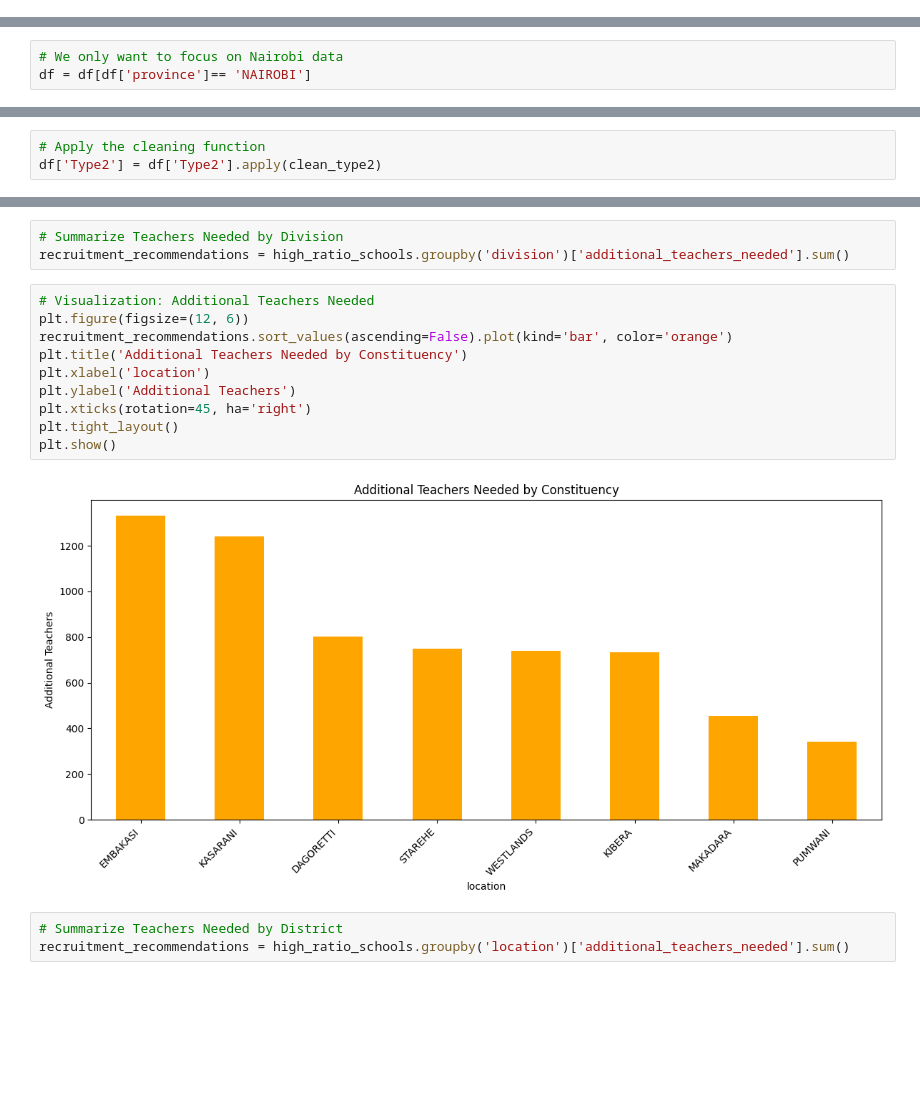
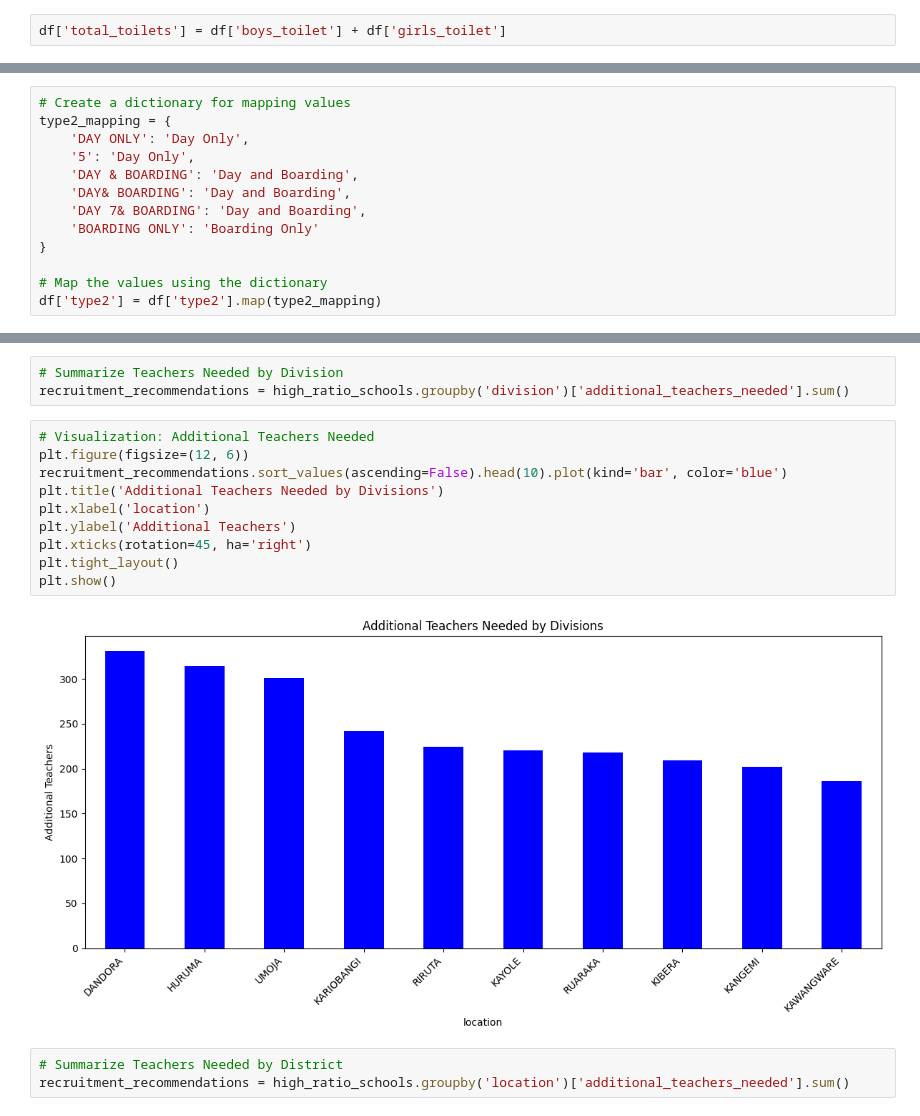
Before and after one commit to michellejuliet/Quality-Education-Analysis, a Jupyter notebook: PrySch Analysis.ipynb, the cells around one changed output, grey strips where cells are left out. Saved outputs shown, nothing was run; the diff lists cells and outputs as text; blank space fills up the shorter version.

```diff
--- a/PrySch Analysis.ipynb
+++ b/PrySch Analysis.ipynb
@@ -155,3 +192,5 @@ df.rename(columns={
+# %%
+df['total_toilets'] = df['boys_toilet'] + df['girls_toilet']
 # %% [markdown]
 <h2> Potential Analysis and Recommendations </h2>
 
@@ -182,6 +215,3 @@ df['province'].value_counts().plot(kind='bar', xlabel='Sub-county', ylabel='Coun
-# %%
-# We only want to focus on Nairobi data
-df = df[df['province']== 'NAIROBI']
 # %%
 # First five rows of Nairobi Primary Schools Dataset
 df.head()
@@ -325,3 +373,0 @@ def clean_type2(value):
-# %%
-# Apply the cleaning function
-df['Type2'] = df['Type2'].apply(clean_type2)
@@ -329,0 +374,13 @@ KeyError: 'Type2'
+# %%
+# Create a dictionary for mapping values
+type2_mapping = {
+    'DAY ONLY': 'Day Only',
+    '5': 'Day Only',
+    'DAY & BOARDING': 'Day and Boarding',
+    'DAY& BOARDING': 'Day and Boarding',
+    'DAY 7& BOARDING': 'Day and Boarding',
+    'BOARDING ONLY': 'Boarding Only'
+}
+
+# Map the values using the dictionary
+df['type2'] = df['type2'].map(type2_mapping)
@@ -458,15 +511,15 @@ recruitment_recommendations = high_ratio_schools.groupby('division')['additional
 # %%
 # Visualization: Additional Teachers Needed
 plt.figure(figsize=(12, 6))
-recruitment_recommendations.sort_values(ascending=False).plot(kind='bar', color='orange')
-plt.title('Additional Teachers Needed by Constituency')
+recruitment_recommendations.sort_values(ascending=False).head(10).plot(kind='bar', color='blue')
+plt.title('Additional Teachers Needed by Divisions')
 plt.xlabel('location')
 plt.ylabel('Additional Teachers')
 plt.xticks(rotation=45, ha='right')
 plt.tight_layout()
 plt.show()
 # %% [output]
-[figure, old version]
+[figure, new version]
 # %%
 # Summarize Teachers Needed by District
 recruitment_recommendations = high_ratio_schools.groupby('location')['additional_teachers_needed'].sum()
```
Also changed, not shown: parts of 53 cells of this notebook.
